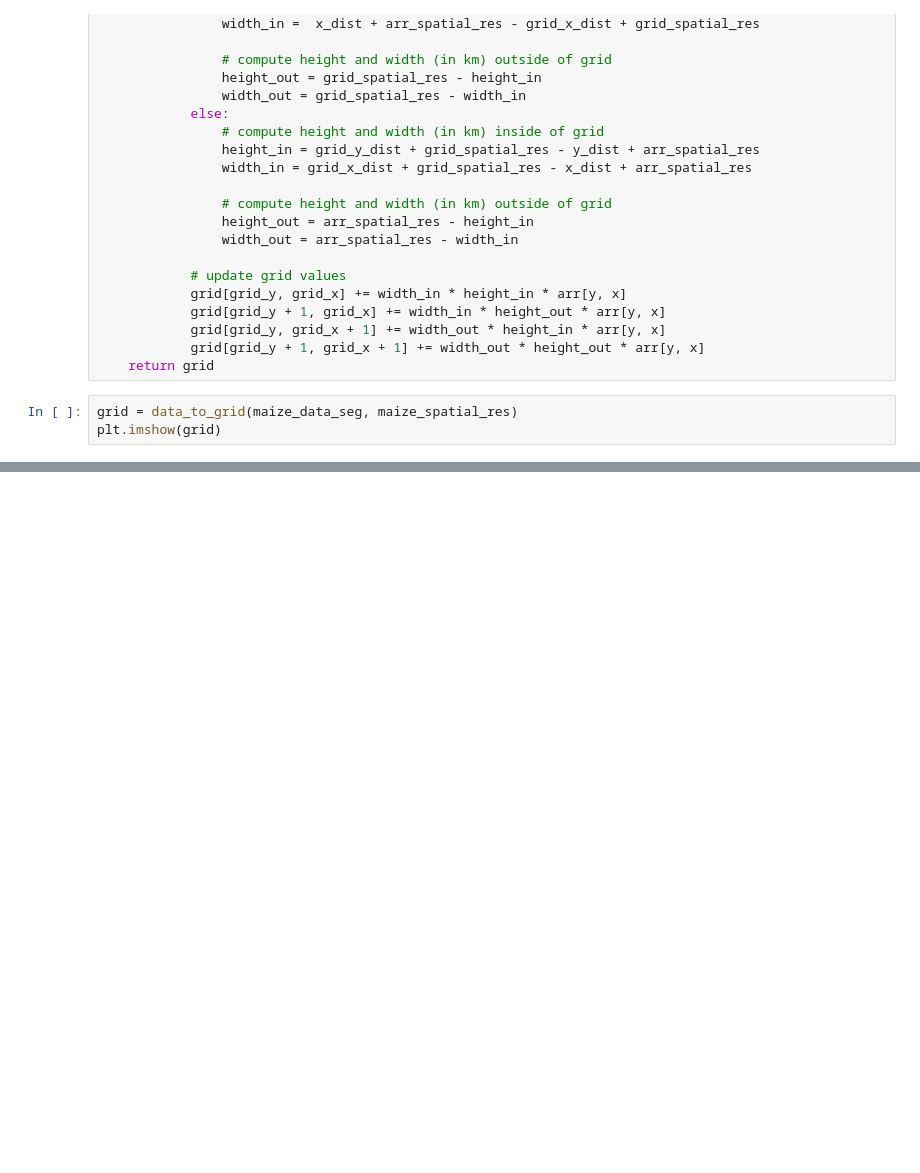
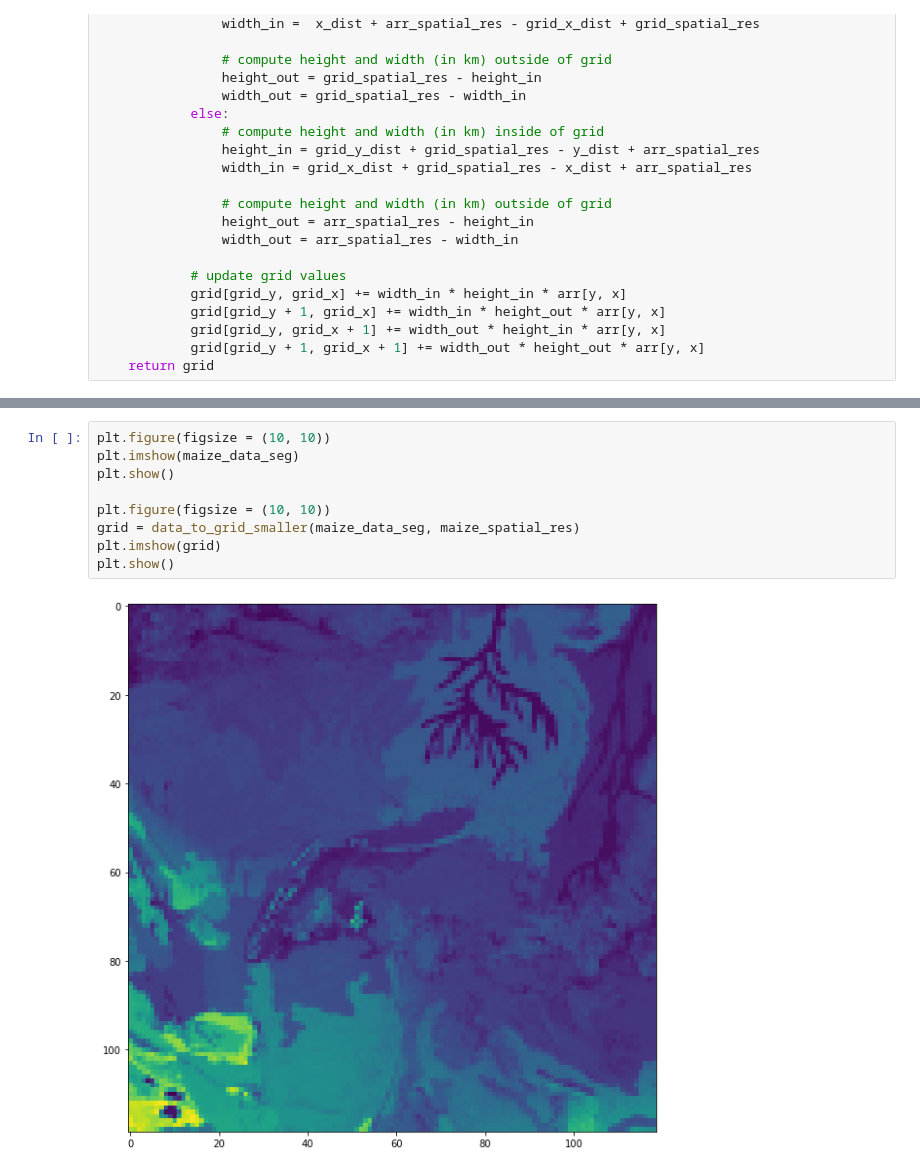
Before and after one commit to ssivak3/Deforestation-Data-Processing, a Jupyter notebook: notebooks/data_aggregation.ipynb, the cells around one changed output, grey strips where cells are left out. Saved outputs shown, nothing was run; the diff lists cells and outputs as text; blank space fills up the shorter version.

```diff
--- a/notebooks/data_aggregation.ipynb
+++ b/notebooks/data_aggregation.ipynb
@@ -174,6 +174,3 @@ def data_to_grid(arr, arr_spatial_res, grid_spatial_res = 3):
             grid[grid_y, grid_x + 1] += width_out * height_in * arr[y, x]
             grid[grid_y + 1, grid_x + 1] += width_out * height_out * arr[y, x]
     return grid
-# %%
-grid = data_to_grid(maize_data_seg, maize_spatial_res)
-plt.imshow(grid)
@@ -182,0 +219,11 @@ plt.imshow(grid)
+# %%
+plt.figure(figsize = (10, 10))
+plt.imshow(maize_data_seg)
+plt.show()
+
+plt.figure(figsize = (10, 10))
+grid = data_to_grid_smaller(maize_data_seg, maize_spatial_res)
+plt.imshow(grid)
+plt.show()
+# %% [output]
+[figure, added]
```
Also changed, not shown: parts of 6 cells of this notebook.
